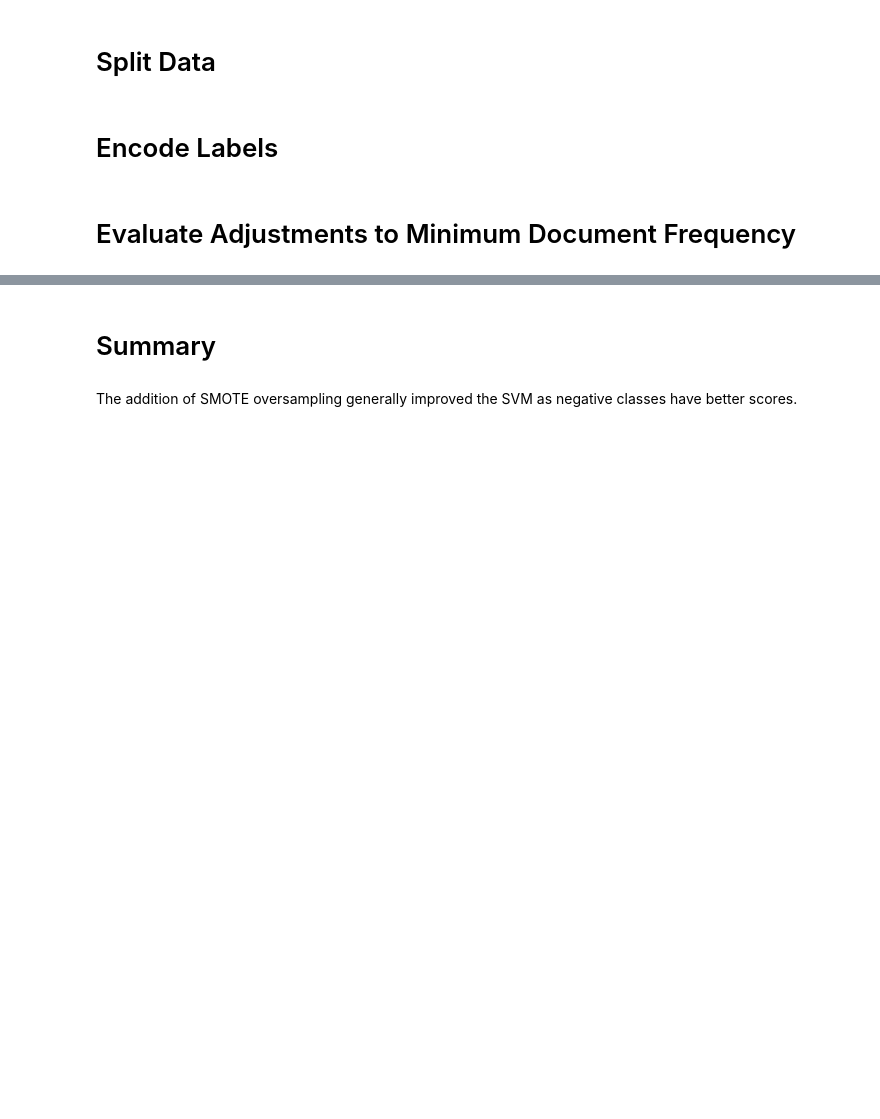
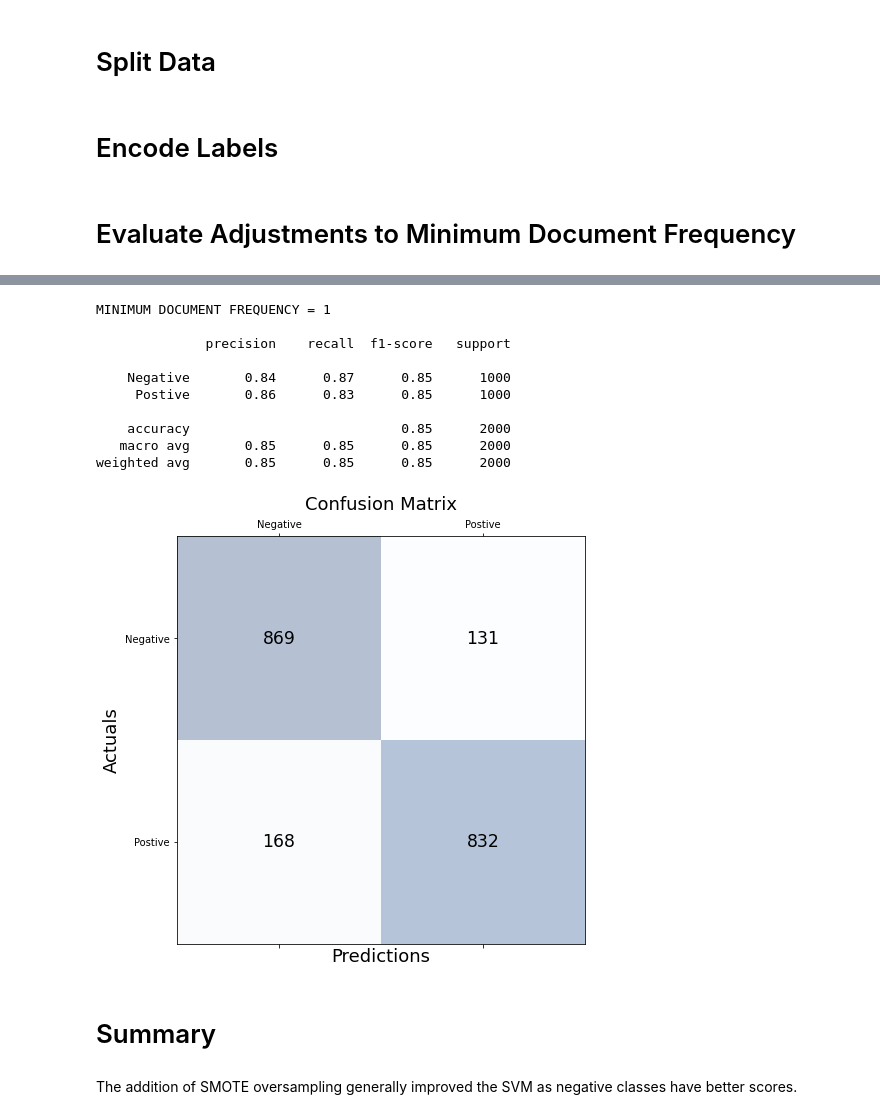
Before and after one commit to ShesterG/Twitter-Sentiment-Analysis, a Jupyter notebook: notebooks/12_smv_model_02.ipynb, the cells around one changed output, grey strips where cells are left out. Cells and saved outputs as stored; diff of their text form; code cells hidden in the pictures; blank space fills up the shorter version.

```diff
--- a/notebooks/12_smv_model_02.ipynb
+++ b/notebooks/12_smv_model_02.ipynb
@@ -236,16 +234,28 @@ metrics_summary_df
 # %%
-_,conf_matrix, y_pred = train_and_eval_model(min_df=2)
+_,conf_matrix, y_pred = train_and_eval_model(min_df=1)
 labels = ['Negative', 'Postive']
 
 fig, ax = plt.subplots(figsize=(7.5, 7.5))
 ax.matshow(conf_matrix, cmap=plt.cm.Blues, alpha=0.3)
 for i in range(conf_matrix.shape[0]):
     for j in range(conf_matrix.shape[1]):
         ax.text(x=j, y=i,s=conf_matrix[i, j], va='center', ha='center', size='xx-large')
 
 plt.xlabel('Predictions', fontsize=18)
 plt.ylabel('Actuals', fontsize=18)
 ax.set_xticklabels([''] + labels)
 ax.set_yticklabels([''] + labels)
 plt.title('Confusion Matrix', fontsize=18)
 plt.show()
+# %% [output]
+MINIMUM DOCUMENT FREQUENCY = 1
+
+              precision    recall  f1-score   support
+
+    Negative       0.84      0.87      0.85      1000
+     Postive       0.86      0.83      0.85      1000
+
+    accuracy                           0.85      2000
+   macro avg       0.85      0.85      0.85      2000
+weighted avg       0.85      0.85      0.85      2000
+[figure, added]
```
Also changed, not shown: parts of 11 cells of this notebook.
